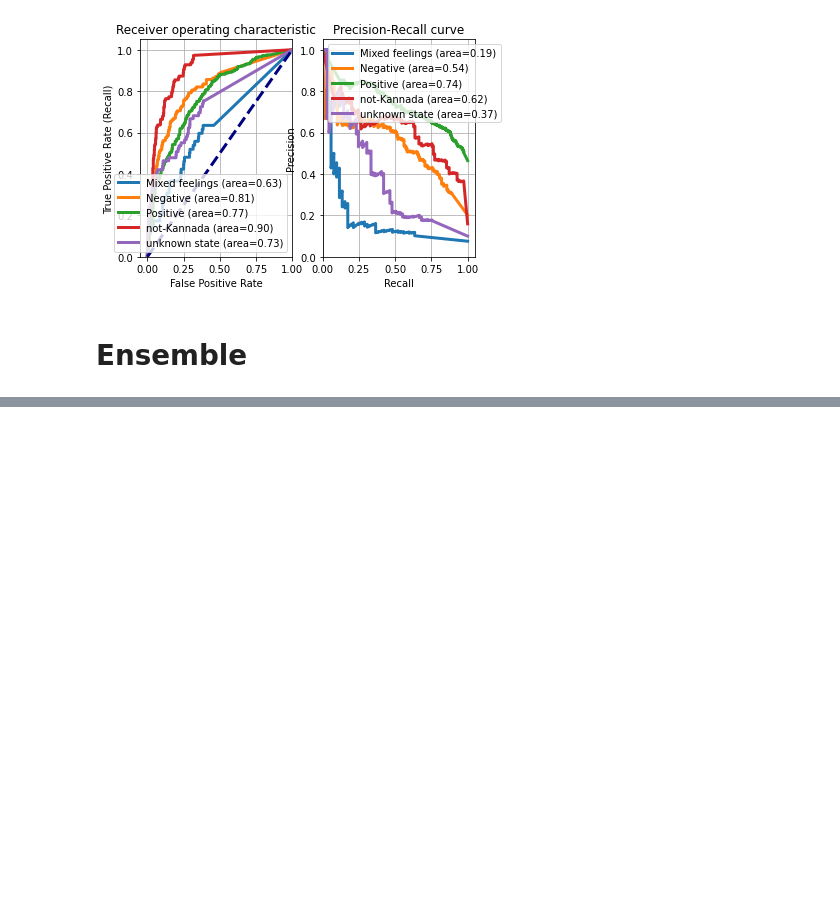
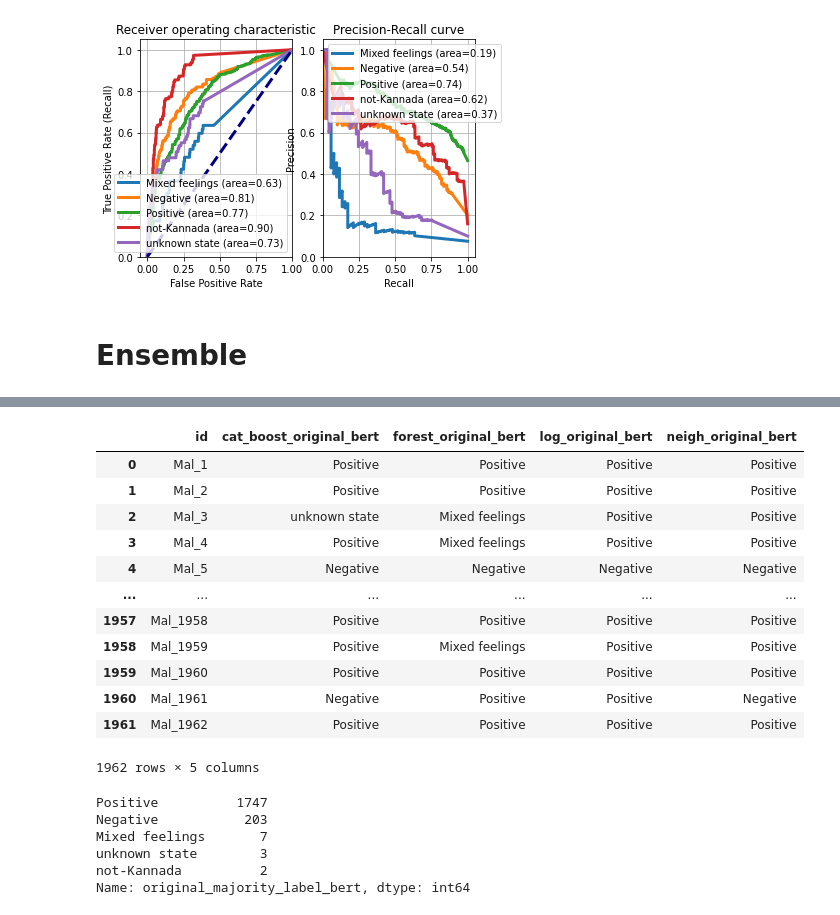
Before and after one commit to AdrianGarciaH/Homophobia, a Jupyter notebook: task_a_code/1_kannada_models/kannada_original_data_bert_embeddings.ipynb, the cells around one changed output, grey strips where cells are left out. Drawn from its saved outputs; the diff is of its cells as text; code cells hidden in the pictures; blank space fills up the shorter version.

```diff
--- a/task_a_code/1_kannada_models/kannada_original_data_bert_embeddings.ipynb
+++ b/task_a_code/1_kannada_models/kannada_original_data_bert_embeddings.ipynb
@@ -537,0 +672,28 @@ plt.show()
+# %%
+predicted_cat = cat.predict(X_test)
+results['cat_boost_original_bert'] = predicted_cat
+# %%
+predicted_forest = forest.predict(X_test)
+results['forest_original_bert'] = predicted_forest
+# %%
+predicted_log = log.predict(X_test)
+results['log_original_bert'] = predicted_log
+# %%
+predicted_neigh = neigh.predict(X_test)
+results['neigh_original_bert'] = predicted_neigh
+# %%
+results
+# %% [output]
+|  | id | cat_boost_original_bert | forest_original_bert | log_original_bert | neigh_original_bert |
+| 0 | Mal_1 | Positive | Positive | Positive | Positive |
+| 1 | Mal_2 | Positive | Positive | Positive | Positive |
+| 2 | Mal_3 | unknown state | Mixed feelings | Positive | Positive |
+| 3 | Mal_4 | Positive | Mixed feelings | Positive | Positive |
+| 4 | Mal_5 | Negative | Negative | Negative | Negative |
+| ... | ... | ... | ... | ... | ... |
+| 1957 | Mal_1958 | Positive | Positive | Positive | Positive |
+| 1958 | Mal_1959 | Positive | Mixed feelings | Positive | Positive |
+| 1959 | Mal_1960 | Positive | Positive | Positive | Positive |
+| 1960 | Mal_1961 | Negative | Positive | Positive | Negative |
+| 1961 | Mal_1962 | Positive | Positive | Positive | Positive |
+1962 rows × 5 columns
@@ -537,0 +704,9 @@ plt.show()
+# %%
+results['original_majority_label_bert'].value_counts()
+# %% [output]
+Positive          1747
+Negative           203
+Mixed feelings       7
+unknown state        3
+not-Kannada          2
+Name: original_majority_label_bert, dtype: int64
```
Also changed, not shown: parts of 19 cells of this notebook, 31 other files.
